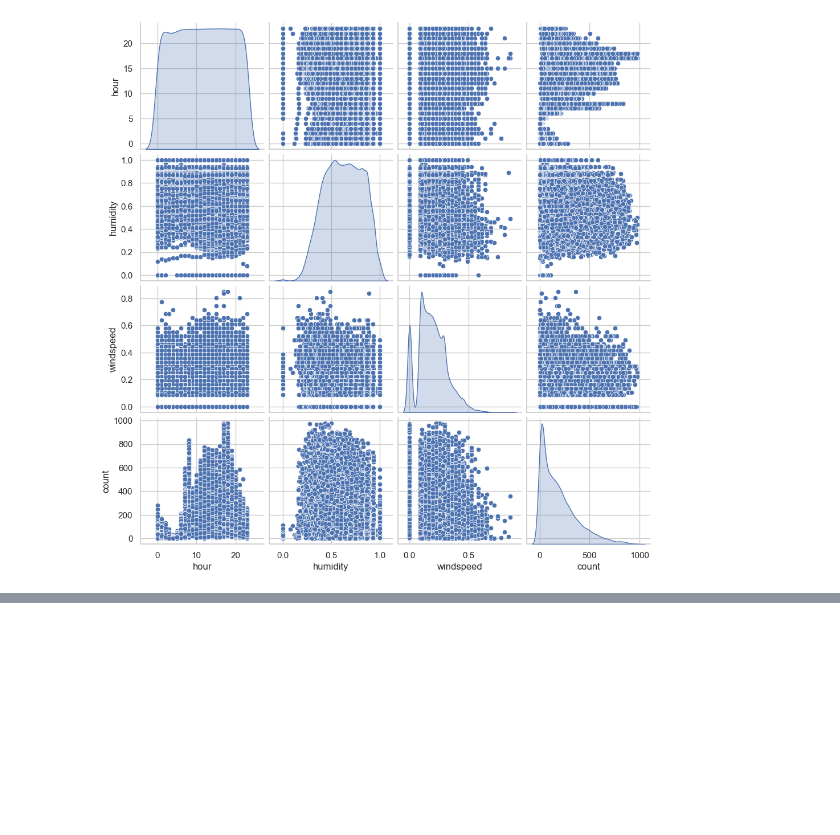
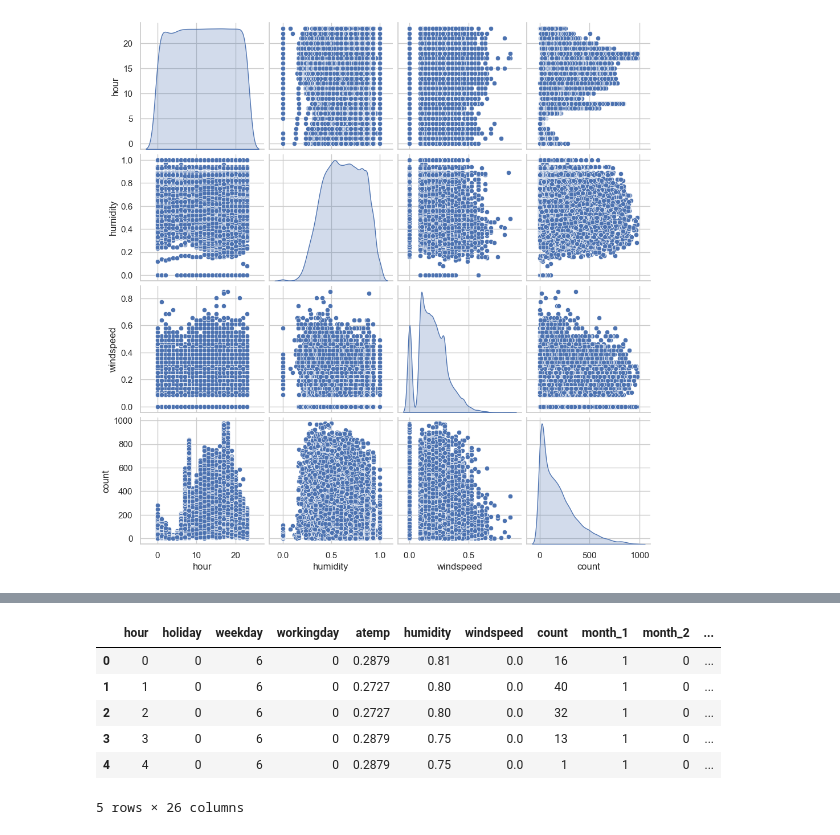
Before and after one commit to MaxLopezSalgado/capital_bike_sharing, a Jupyter notebook: ml/ml.ipynb, the cells around one changed output, grey strips where cells are left out. Drawn from its saved outputs; the diff is of its cells as text; code cells hidden in the pictures; blank space fills up the shorter version.

```diff
--- a/ml/ml.ipynb
+++ b/ml/ml.ipynb
@@ -207,0 +175,10 @@ Text(0.5, 1.0, 'Total number of bike rentals per day for registered users')
+# %%
+hour_df_encoded.head()
+# %% [output]
+|  | hour | holiday | weekday | workingday | atemp | humidity | windspeed | count | month_1 | month_2 | ... |
+| 0 | 0 | 0 | 6 | 0 | 0.2879 | 0.81 | 0.0 | 16 | 1 | 0 | ... |
+| 1 | 1 | 0 | 6 | 0 | 0.2727 | 0.80 | 0.0 | 40 | 1 | 0 | ... |
+| 2 | 2 | 0 | 6 | 0 | 0.2727 | 0.80 | 0.0 | 32 | 1 | 0 | ... |
+| 3 | 3 | 0 | 6 | 0 | 0.2879 | 0.75 | 0.0 | 13 | 1 | 0 | ... |
+| 4 | 4 | 0 | 6 | 0 | 0.2879 | 0.75 | 0.0 | 1 | 1 | 0 | ... |
+5 rows × 26 columns
```
Also changed, not shown: parts of 14 cells of this notebook, 3 other files.
